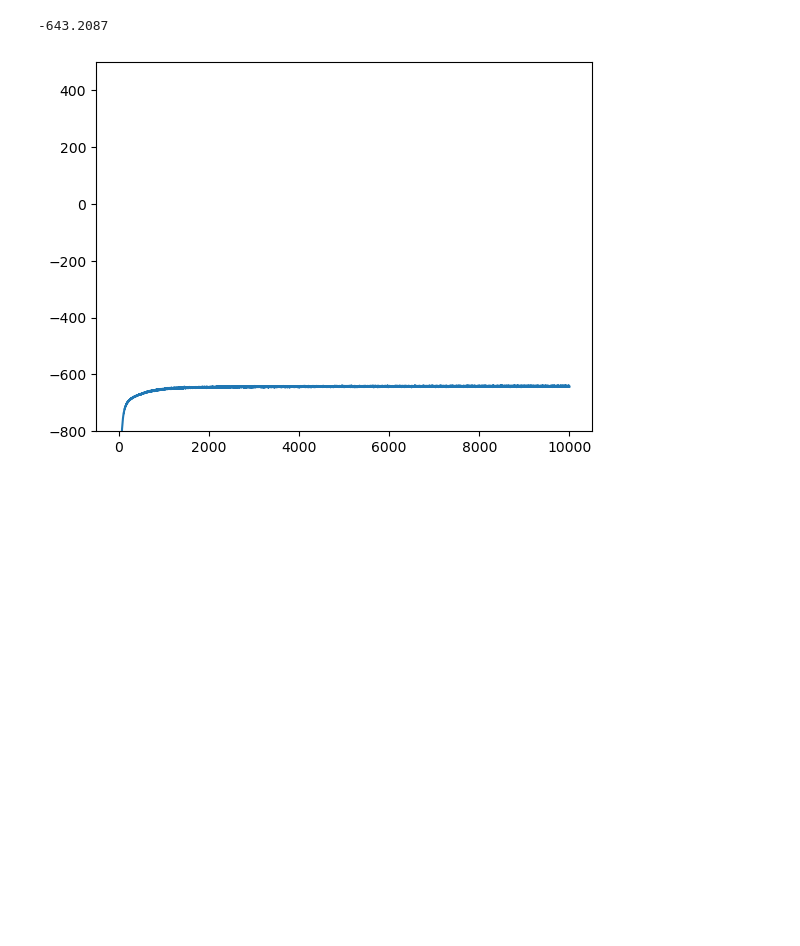
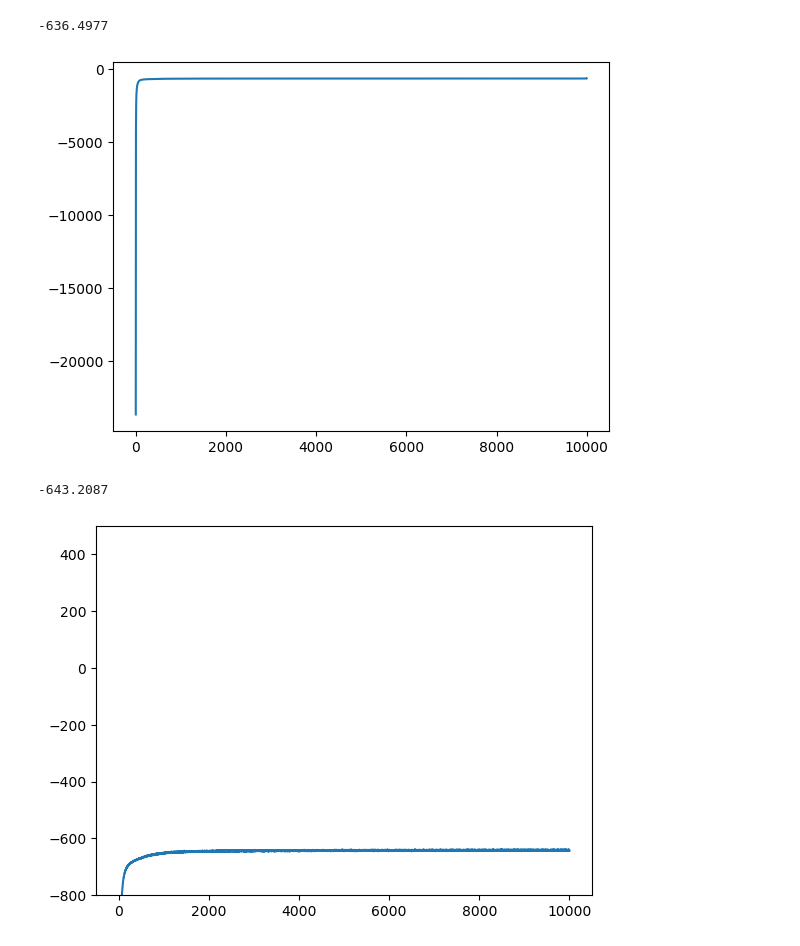
Before and after one commit to kheuton/zero-inflated-gp, a Jupyter notebook: Optimize MC Poi.ipynb, the cells around one changed output. Drawn from its saved outputs; the diff is of its cells as text; code cells hidden in the pictures; blank space fills up the shorter version.

```diff
--- a/Optimize MC Poi.ipynb
+++ b/Optimize MC Poi.ipynb
@@ -144,3 +144,9 @@ Wall time: 8min 25s
+# %%
+plt.plot(np.arange(len(logf)), logf)
+logf[-1]
+# %% [output]
+-636.4977
+[figure, added]
 # %%
 plt.plot(np.arange(len(logf)), logf)
 plt.ylim((-800),500)
```
Also changed, not shown: parts of 5 cells of this notebook, 2 other files.
